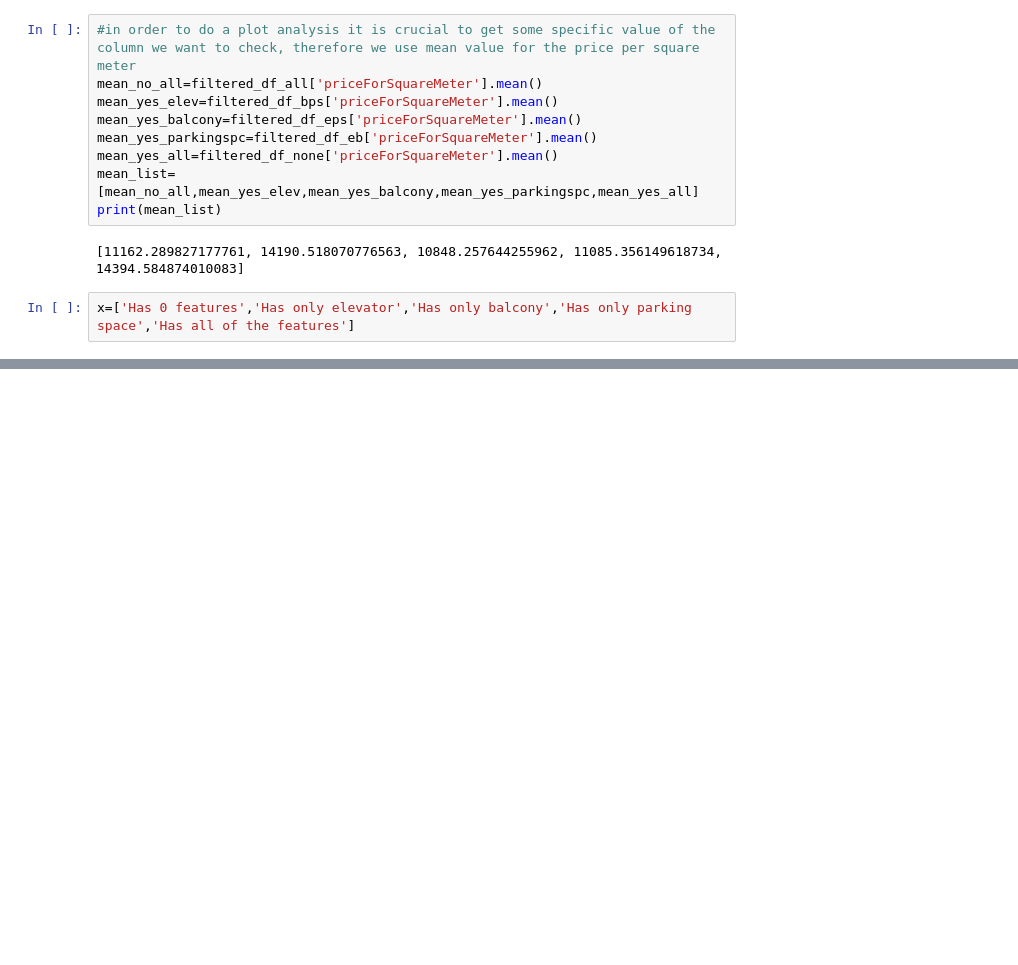
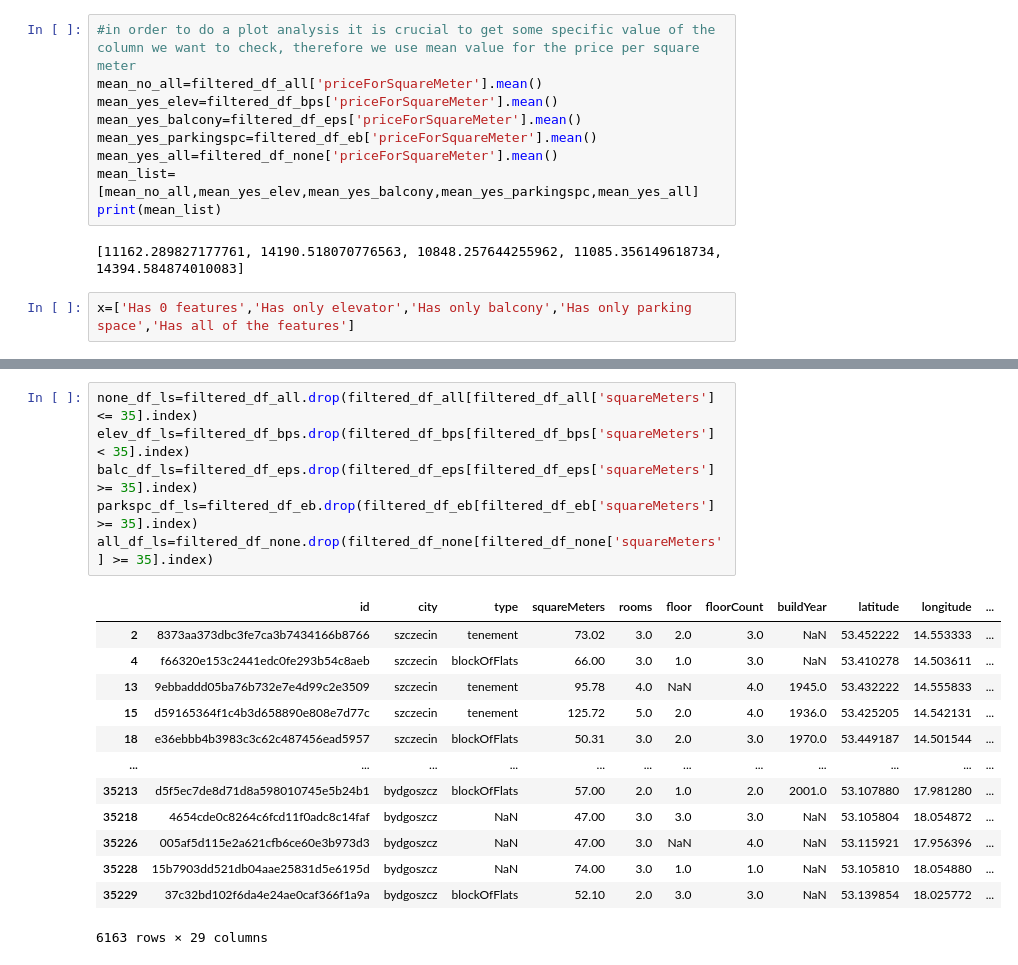
Before and after one commit to SzymonCisowski/PFML_Project, a Jupyter notebook: data_exploration_v2.ipynb, the cells around one changed output, grey strips where cells are left out. Saved outputs shown, nothing was run; the diff lists cells and outputs as text; blank space fills up the shorter version.

```diff
--- a/data_exploration_v2.ipynb
+++ b/data_exploration_v2.ipynb
@@ -122,0 +175,20 @@ plt.show()
+# %%
+none_df_ls=filtered_df_all.drop(filtered_df_all[filtered_df_all['squareMeters'] <= 35].index)
+elev_df_ls=filtered_df_bps.drop(filtered_df_bps[filtered_df_bps['squareMeters'] < 35].index)
+balc_df_ls=filtered_df_eps.drop(filtered_df_eps[filtered_df_eps['squareMeters'] >= 35].index)
+parkspc_df_ls=filtered_df_eb.drop(filtered_df_eb[filtered_df_eb['squareMeters'] >= 35].index)
+all_df_ls=filtered_df_none.drop(filtered_df_none[filtered_df_none['squareMeters'] >= 35].index)
+# %% [output]
+|  | id | city | type | squareMeters | rooms | floor | floorCount | buildYear | latitude | longitude | ... |
+| 2 | 8373aa373dbc3fe7ca3b7434166b8766 | szczecin | tenement | 73.02 | 3.0 | 2.0 | 3.0 | NaN | 53.452222 | 14.553333 | ... |
+| 4 | f66320e153c2441edc0fe293b54c8aeb | szczecin | blockOfFlats | 66.00 | 3.0 | 1.0 | 3.0 | NaN | 53.410278 | 14.503611 | ... |
+| 13 | 9ebbaddd05ba76b732e7e4d99c2e3509 | szczecin | tenement | 95.78 | 4.0 | NaN | 4.0 | 1945.0 | 53.432222 | 14.555833 | ... |
+| 15 | d59165364f1c4b3d658890e808e7d77c | szczecin | tenement | 125.72 | 5.0 | 2.0 | 4.0 | 1936.0 | 53.425205 | 14.542131 | ... |
+| 18 | e36ebbb4b3983c3c62c487456ead5957 | szczecin | blockOfFlats | 50.31 | 3.0 | 2.0 | 3.0 | 1970.0 | 53.449187 | 14.501544 | ... |
+| ... | ... | ... | ... | ... | ... | ... | ... | ... | ... | ... | ... |
+| 35213 | d5f5ec7de8d71d8a598010745e5b24b1 | bydgoszcz | blockOfFlats | 57.00 | 2.0 | 1.0 | 2.0 | 2001.0 | 53.107880 | 17.981280 | ... |
+| 35218 | 4654cde0c8264c6fcd11f0adc8c14faf | bydgoszcz | NaN | 47.00 | 3.0 | 3.0 | 3.0 | NaN | 53.105804 | 18.054872 | ... |
+| 35226 | 005af5d115e2a621cfb6ce60e3b973d3 | bydgoszcz | NaN | 47.00 | 3.0 | NaN | 4.0 | NaN | 53.115921 | 17.956396 | ... |
+| 35228 | 15b7903dd521db04aae25831d5e6195d | bydgoszcz | NaN | 74.00 | 3.0 | 1.0 | 1.0 | NaN | 53.105810 | 18.054880 | ... |
+| 35229 | 37c32bd102f6da4e24ae0caf366f1a9a | bydgoszcz | blockOfFlats | 52.10 | 2.0 | 3.0 | 3.0 | NaN | 53.139854 | 18.025772 | ... |
+6163 rows × 29 columns
```
Also changed, not shown: parts of 6 cells of this notebook.
